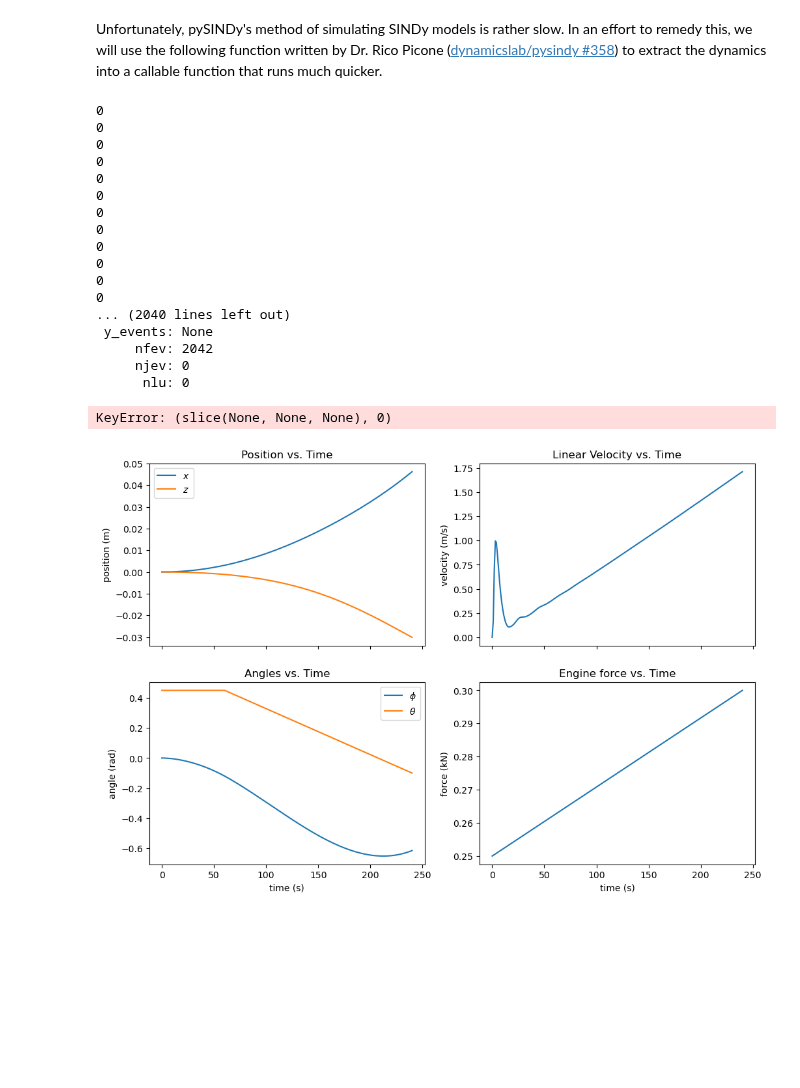
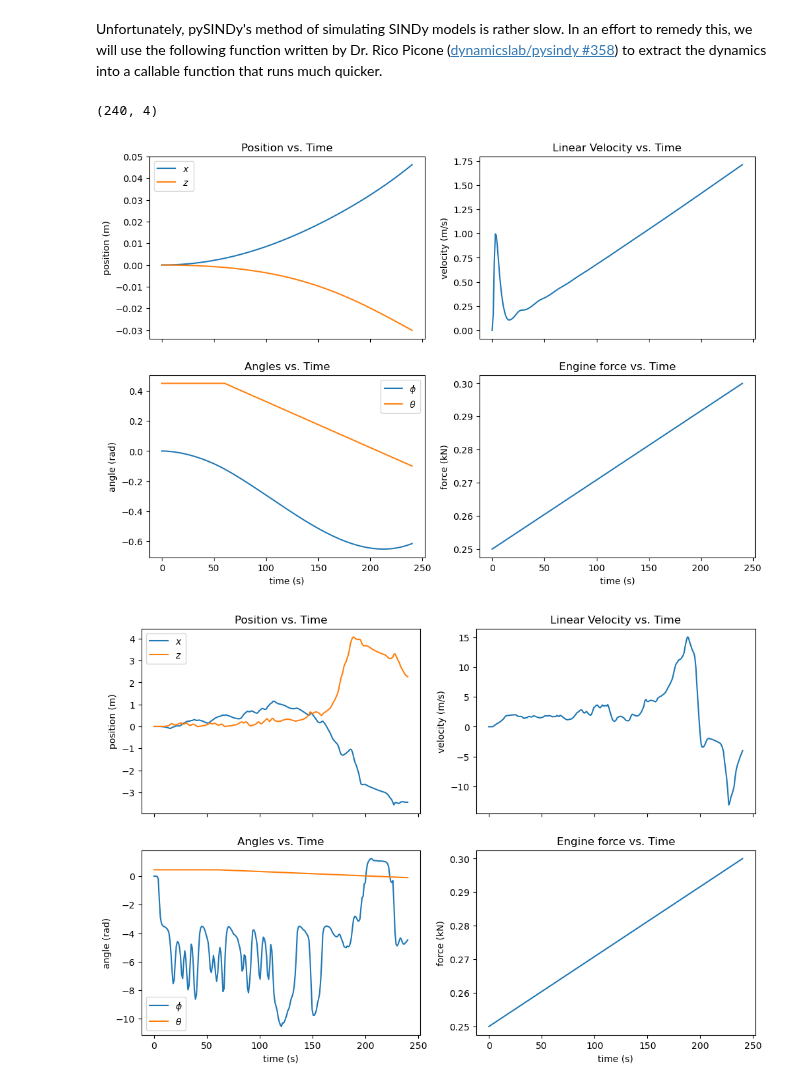
Before and after one commit to KylerLimata/hybrid-control-car, a Jupyter notebook: project.ipynb, the cells around one changed output. Saved outputs shown, nothing was run; the diff lists cells and outputs as text; code cells hidden in the pictures; blank space fills up the shorter version.

Commit message:
Simulate dynamics via integration

```diff
--- a/project.ipynb
+++ b/project.ipynb
@@ -288,52 +288,36 @@ test_trajectory_inputs = np.array([
         np.linspace(0.45, -0.1, 3*int(nsteps/4))
     ))
 ]).T
 test_trajectory = generate_training_data(sim, 0.0, nsteps, nstates, test_trajectory_inputs)
 
 # Now to generate a comparison trajectory
 x0 = np.array([0.0, 0.0, 0.0, 0.0])
 # model_trajectory = model.simulate(x0, t=tsteps, u=test_trajectory_inputs, integrator="odeint")
 # model_trajectory = np.zeros((nsteps, nstates))
 dynamics = extract_sindy_dynamics(model)
 
 # for t in range(nsteps):
 #     u = test_trajectory_inputs[t, :]
 #     u = np.array(u)
 #     x = dynamics(t, x0, u)
 
 #     model_trajectory[t, :] = x0
 
 #     x0 = np.array(x)
 
 def simulate_dynamics(t, x):
     t = int(t)
-    print(t)
     u = test_trajectory_inputs[t, :]
     return dynamics(t, x, u)
 
-model_trajectory = solve_ivp(simulate_dynamics, (0, nsteps-1), x0)
+soln = solve_ivp(simulate_dynamics, (0, nsteps-1), x0)
+model_trajectory = soln.y.T
 
-print(model_trajectory)
+print(model_trajectory[:240, :].shape)
 
 plot_data(tsteps, test_trajectory, test_trajectory_inputs)
-plot_data(tsteps, model_trajectory, test_trajectory_inputs)
+plot_data(tsteps, model_trajectory[:240, :], test_trajectory_inputs)
 # %% [output]
-0
-0
-0
-0
-0
-0
-0
-0
-0
-0
-0
-0
-... (2040 lines left out)
- y_events: None
-     nfev: 2042
-     njev: 0
-      nlu: 0
+(240, 4)
-KeyError: (slice(None, None, None), 0)
 [figure]
+[figure, added]
```
